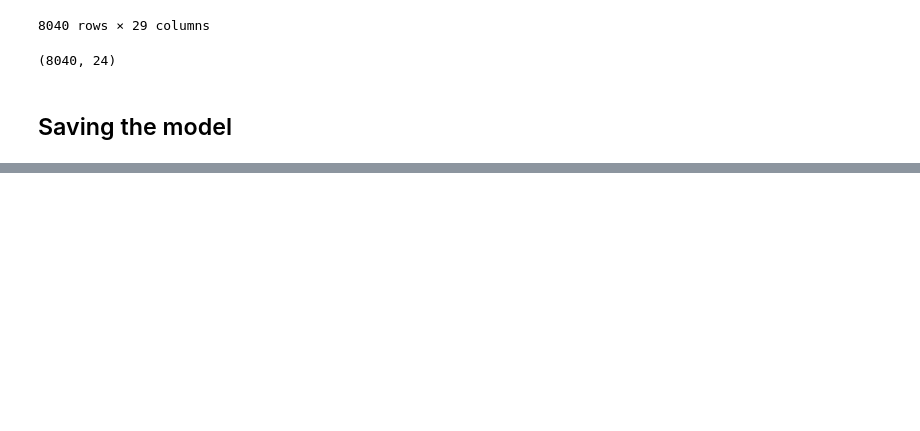
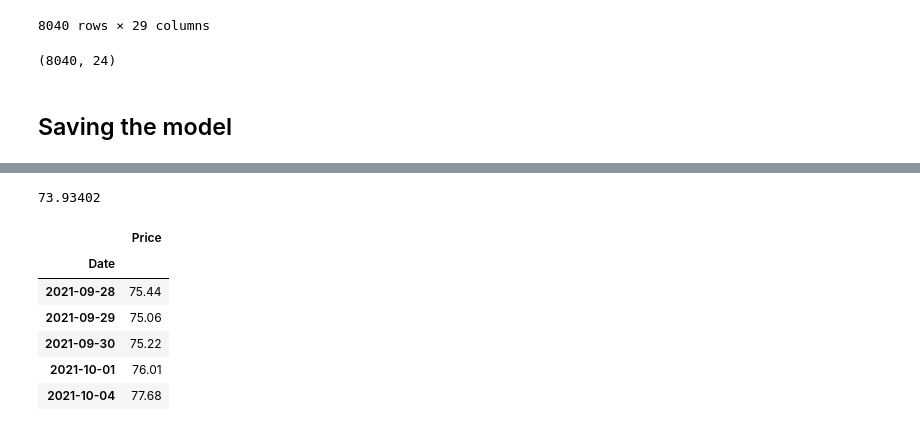
Before and after one commit to AimjGuytidy/WQU-Thesis, a Jupyter notebook: GBRT.ipynb, the cells around one changed output, grey strips where cells are left out. Cells and saved outputs as stored; diff of their text form; code cells hidden in the pictures; blank space fills up the shorter version.

```diff
--- a/GBRT.ipynb
+++ b/GBRT.ipynb
@@ -465,0 +671,14 @@ pickle.dump(multioutput, open(filename_p, 'wb'))
+# %%
+model.predict(np.array([k]))[0,0]
+# %% [output]
+73.93402
+# %%
+tester.tail()
+# %% [output]
+|  | Price |
+| Date |  |
+| 2021-09-28 | 75.44 |
+| 2021-09-29 | 75.06 |
+| 2021-09-30 | 75.22 |
+| 2021-10-01 | 76.01 |
+| 2021-10-04 | 77.68 |
```
Also changed, not shown: parts of 18 cells of this notebook.
